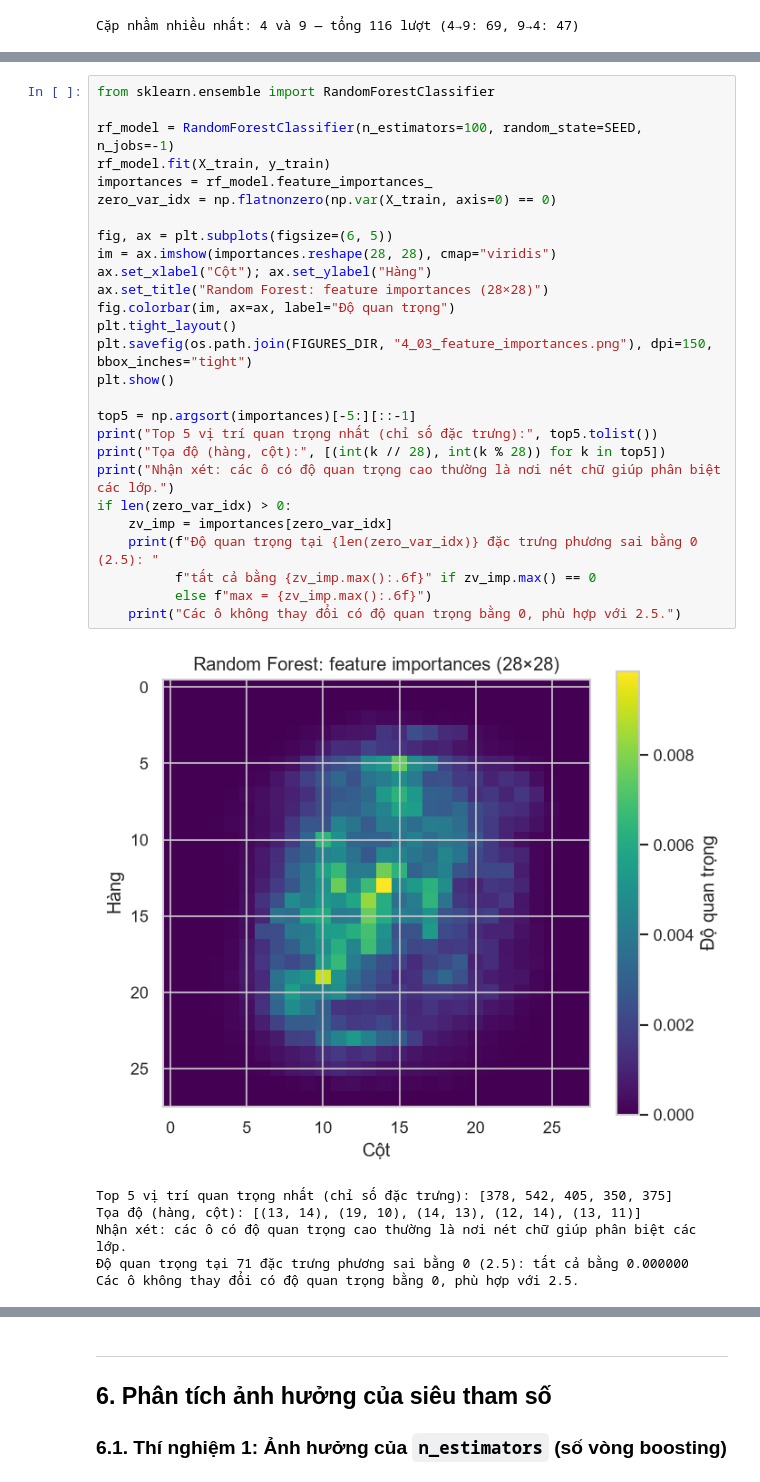
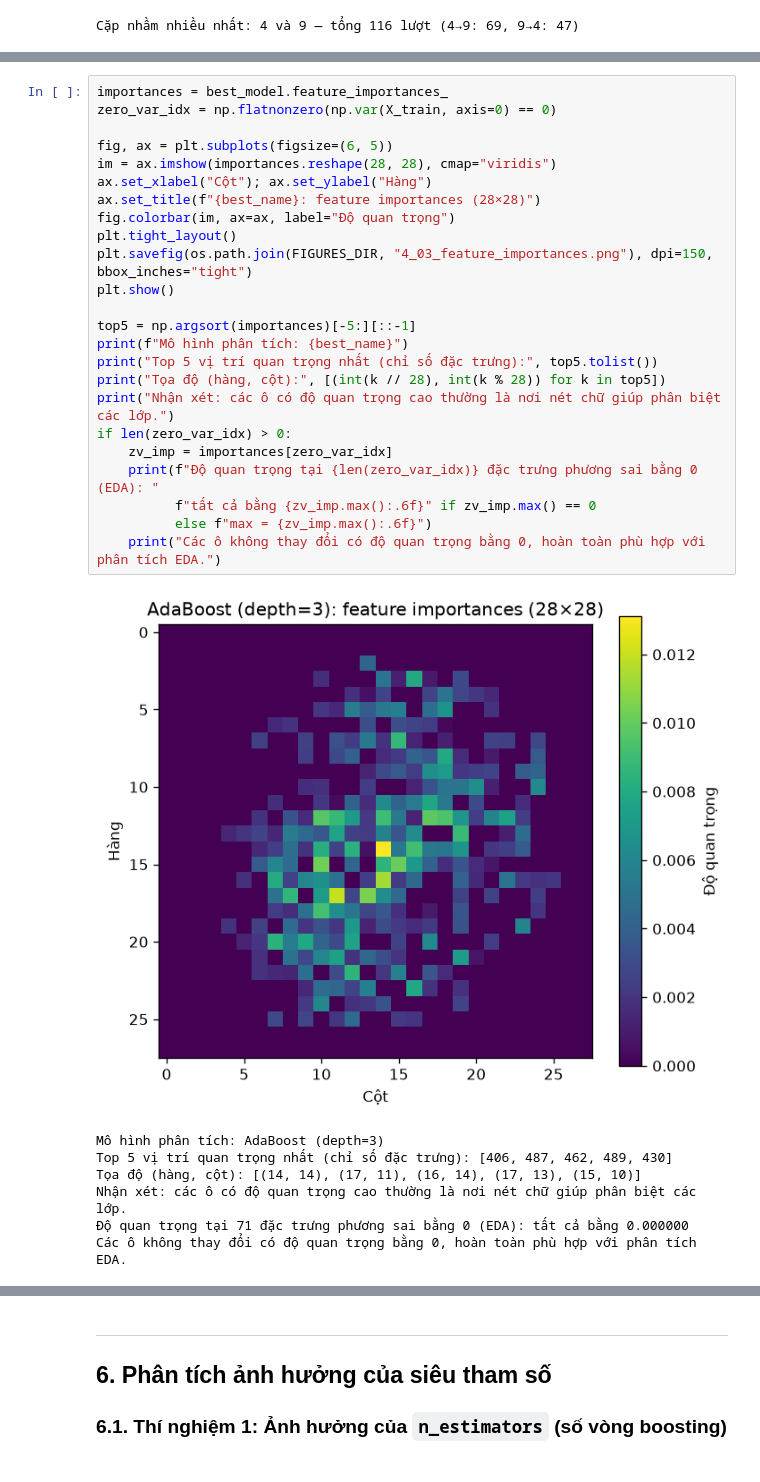
Before and after one commit to gautrangtoidayyy/Pattern-Recognition, a Jupyter notebook: notebook/4_Ensemble.ipynb, the cells around one changed output, grey strips where cells are left out. Cells and saved outputs as stored; diff of their text form.

Commit message:
fix(ensemble): dong bo ly thuyet toan hoc va cap nhat feature importances cho AdaBoost (depth=3)

```diff
--- a/notebook/4_Ensemble.ipynb
+++ b/notebook/4_Ensemble.ipynb
@@ -388,36 +424,34 @@ Hiển thị `feature_importances_` của Random Forest dưới dạng ảnh 28
 # %%
-from sklearn.ensemble import RandomForestClassifier
-
-rf_model = RandomForestClassifier(n_estimators=100, random_state=SEED, n_jobs=-1)
-rf_model.fit(X_train, y_train)
-importances = rf_model.feature_importances_
+importances = best_model.feature_importances_
 zero_var_idx = np.flatnonzero(np.var(X_train, axis=0) == 0)
 
 fig, ax = plt.subplots(figsize=(6, 5))
 im = ax.imshow(importances.reshape(28, 28), cmap="viridis")
 ax.set_xlabel("Cột"); ax.set_ylabel("Hàng")
-ax.set_title("Random Forest: feature importances (28×28)")
+ax.set_title(f"{best_name}: feature importances (28×28)")
 fig.colorbar(im, ax=ax, label="Độ quan trọng")
 plt.tight_layout()
 plt.savefig(os.path.join(FIGURES_DIR, "4_03_feature_importances.png"), dpi=150, bbox_inches="tight")
 plt.show()
 
 top5 = np.argsort(importances)[-5:][::-1]
+print(f"Mô hình phân tích: {best_name}")
 print("Top 5 vị trí quan trọng nhất (chỉ số đặc trưng):", top5.tolist())
 print("Tọa độ (hàng, cột):", [(int(k // 28), int(k % 28)) for k in top5])
 print("Nhận xét: các ô có độ quan trọng cao thường là nơi nét chữ giúp phân biệt các lớp.")
 if len(zero_var_idx) > 0:
     zv_imp = importances[zero_var_idx]
-    print(f"Độ quan trọng tại {len(zero_var_idx)} đặc trưng phương sai bằng 0 (2.5): "
+    print(f"Độ quan trọng tại {len(zero_var_idx)} đặc trưng phương sai bằng 0 (EDA): "
           f"tất cả bằng {zv_imp.max():.6f}" if zv_imp.max() == 0
           else f"max = {zv_imp.max():.6f}")
-    print("Các ô không thay đổi có độ quan trọng bằng 0, phù hợp với 2.5.")
+    print("Các ô không thay đổi có độ quan trọng bằng 0, hoàn toàn phù hợp với phân tích EDA.")
 # %% [output]
-[figure, old version]
+[figure, new version]
-Top 5 vị trí quan trọng nhất (chỉ số đặc trưng): [378, 542, 405, 350, 375]
-Tọa độ (hàng, cột): [(13, 14), (19, 10), (14, 13), (12, 14), (13, 11)]
+Mô hình phân tích: AdaBoost (depth=3)
+Top 5 vị trí quan trọng nhất (chỉ số đặc trưng): [406, 487, 462, 489, 430]
+Tọa độ (hàng, cột): [(14, 14), (17, 11), (16, 14), (17, 13), (15, 10)]
 Nhận xét: các ô có độ quan trọng cao thường là nơi nét chữ giúp phân biệt các lớp.
-Độ quan trọng tại 71 đặc trưng phương sai bằng 0 (2.5): tất cả bằng 0.000000
-Các ô không thay đổi có độ quan trọng bằng 0, phù hợp với 2.5.
+Độ quan trọng tại 71 đặc trưng phương sai bằng 0 (EDA): tất cả bằng 0.000000
+Các ô không thay đổi có độ quan trọng bằng 0, hoàn toàn phù hợp với phân tích EDA.
 # %% [markdown]
 - **Nhận xét về bản đồ độ quan trọng đặc trưng (Feature Importances 28×28):**
```
Also changed, not shown: parts of 6 cells of this notebook, 1 other file.
